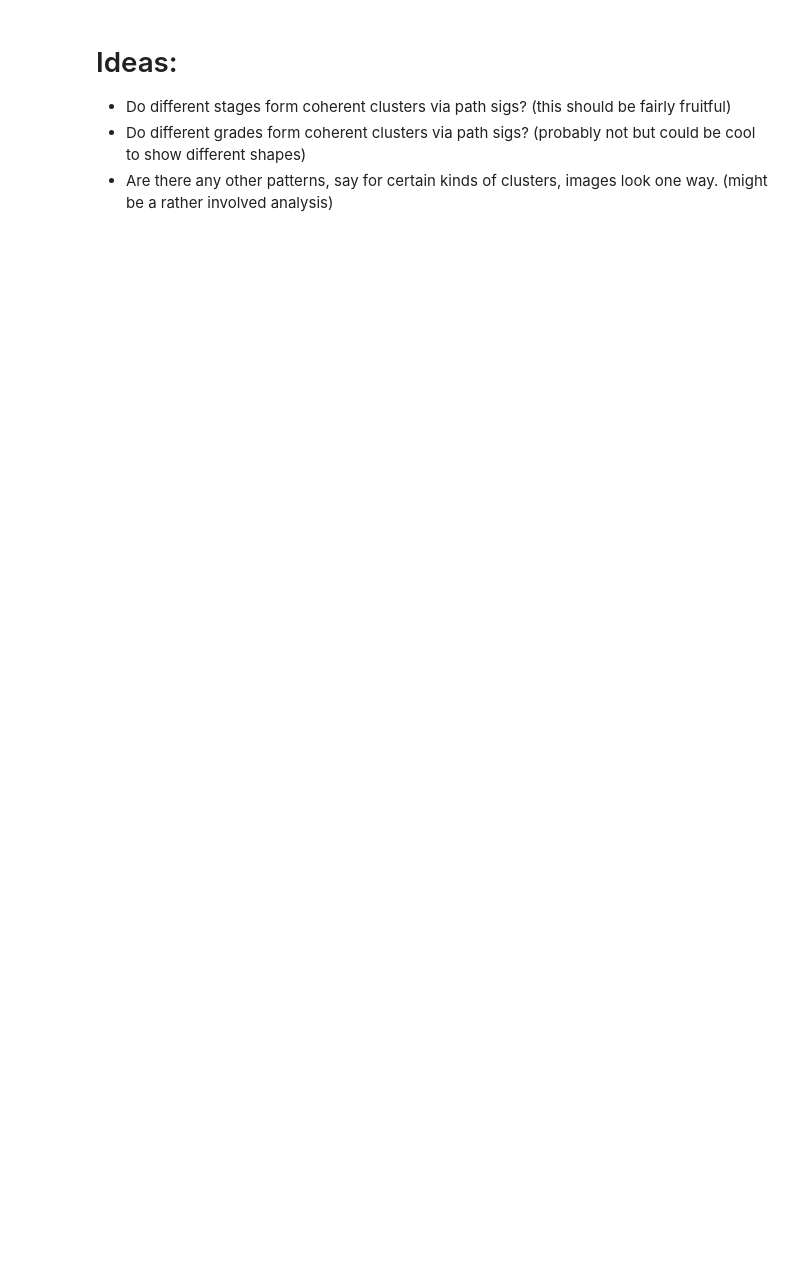
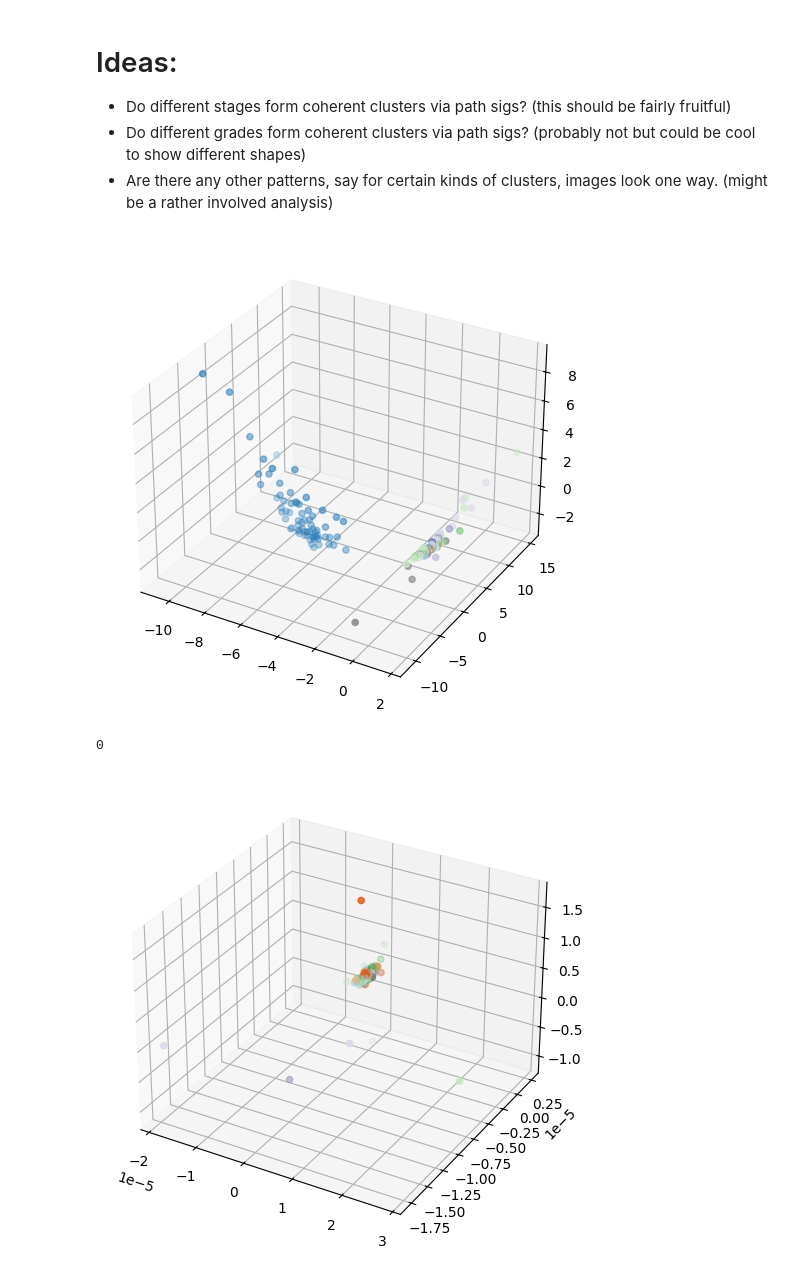
Before and after one commit to UW-Madison-CBML/MORFEA, a Jupyter notebook: analysis/qual_analysis.ipynb, the cells around one changed output. Drawn from its saved outputs; the diff is of its cells as text; code cells hidden in the pictures; blank space fills up the shorter version.

```diff
--- a/analysis/qual_analysis.ipynb
+++ b/analysis/qual_analysis.ipynb
@@ -24,8 +30,9 @@ tqdm.pandas()
 # %%
 # hyperparameters
 model_name = "convlstm2-2026-07-09" #"convlstm_final-2026-07-13"
-TIME_OFFSET = 0.3
+TIME_OFFSET = 5
 PCA_DIM = 8
+path_sig_depth = 2
 # %%
 # load latents and metadata
 metadata_df = pd.read_csv(os.path.join("latents",f"{model_name}.csv"))
@@ -35,21 +42,55 @@ pca_cols = [f"pca_{i}" for i in range(PCA_DIM)]
 pca_latents = PCA(n_components=PCA_DIM).fit_transform(StandardScaler().fit_transform(latents))
 pca_latents_df = pd.DataFrame(pca_latents, columns=pca_cols, index=metadata_df.index)
 df = pd.concat([metadata_df, latents_df, pca_latents_df], axis=1)
+
+# pick out some random embryo_ids so that we can look at smaller subsets
+embryo_ids = df["embryo_id"].unique()
+np.random.shuffle(embryo_ids)
+embryo_ids = embryo_ids[:int(len(embryo_ids) * 0.1)]
+df = df[df["embryo_id"].isin(embryo_ids)]
 # %%
-ps_cols = [f"path_sig_{i}" for i in range(len(iisignature.basis(iisignature.prepare(PCA_DIM+1, 3))))]
+ps_cols = [f"path_sig_{i}" for i in range(len(iisignature.basis(iisignature.prepare(PCA_DIM+1, path_sig_depth))))]
 
 def path_sig_agg(group):
     pca_traj = group[pca_cols].to_numpy()
-    path_sig = get_path_sig(pca_traj, 3, time_offsets=TIME_OFFSET)
+    path_sig = get_path_sig(pca_traj, path_sig_depth, time_offsets=TIME_OFFSET)
     out_df = pd.DataFrame(path_sig[None, :], columns = ps_cols)
     out_df["phase"] = [group.name[1]] # the second key is 'phase'
     return out_df
 path_sig_df = df.groupby(["embryo_id", "phase"]).progress_apply(path_sig_agg).reset_index(drop=True)
-visual_ps = PCA(n_components=3).fit_transform(StandardScaler().fit_transform(path_sig_df[ps_cols].to_numpy()))
-visual_ps_colors = [StageDataset.PHASES[p] for p in path_sig_df['phase'].to_list()]
 # %%
 %matplotlib inline
+path_sig_df["phase_indices"]  = [StageDataset.PHASES.index(p) for p in path_sig_df['phase'].to_list()]
+X = path_sig_df[ps_cols].to_numpy()
+y = path_sig_df["phase_indices"].to_numpy()
+# X must be positive for whatever reason
+X = X + np.abs(X.min())
+new_X = PCA(n_components=3).fit_transform(StandardScaler().fit_transform(SelectKBest(chi2, k=5).fit_transform(X, y)))
+fig, ax = plt.subplots(figsize=(8,6), subplot_kw={"projection":"3d"})
+ax.scatter(new_X[:,0], new_X[:,1], new_X[:,2], c=y, cmap='tab20c', vmin=0, vmax=19)
+plt.show()
+plt.close(fig)
+
+# now let's look at
+path_sigs = path_sig_df[ps_cols].to_numpy()
+
+# we want to remove outliers
+path_sigs_mean = path_sigs.mean(axis=0)
+path_sigs_std_dev = path_sigs.std()
+path_sigs_dists = cdist(path_sigs, path_sigs_mean[None,:]).squeeze(1)
+path_sigs_mask = path_sigs_dists < (path_sigs_std_dev * 1.8)
+# remove outliers
+normed_path_sig_df = path_sig_df[path_sigs_mask]
+
+normed_path_sigs = StandardScaler().fit_transform(normed_path_sig_df[ps_cols].to_numpy()) / (np.linalg.norm(normed_path_sig_df[ps_cols].to_numpy() ** 2) + 1e-10)
+print(np.isnan(normed_path_sigs).sum())
+visual_ps = PCA(n_components=3).fit_transform(normed_path_sigs)
+visual_ps_colors = normed_path_sig_df["phase_indices"]
 fig, ax = plt.subplots(figsize=(8,6), subplot_kw={"projection":"3d"})
 ax.scatter(visual_ps[:,0], visual_ps[:,1], visual_ps[:,2], c=visual_ps_colors, cmap='tab20c', vmin=0, vmax=19)
 plt.show()
 plt.close(fig)
+# %% [output]
+[figure, added]
+0
+[figure, added]
```
Also changed, not shown: parts of 1 cell of this notebook.
